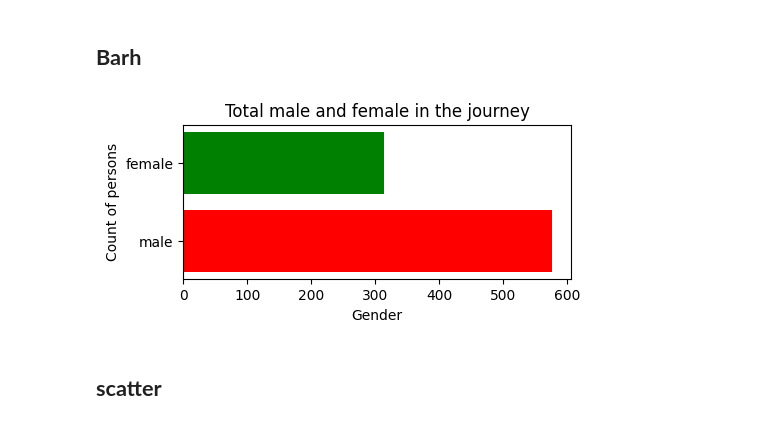
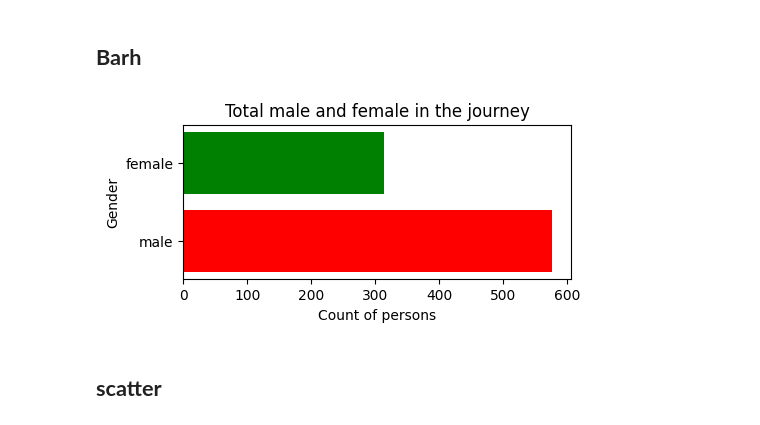
Before and after one commit to 007arjungangwar/Foundations-of-Data-Engineering-Sec1, a Jupyter notebook: Matplotlib_Graphs_Sec1_09_09_2026.ipynb, the cells around one changed output. Drawn from its saved outputs; the diff is of its cells as text; code cells hidden in the pictures.

```diff
--- a/Matplotlib_Graphs_Sec1_09_09_2026.ipynb
+++ b/Matplotlib_Graphs_Sec1_09_09_2026.ipynb
@@ -46,12 +46,12 @@ plt.show()
 # %%
 plt.figure(figsize=(5,2))
 plt.barh(y=gender.index,width=gender.values,color=('Red','green'))
 plt.title("Total male and female in the journey")
-plt.xlabel("Gender")
-plt.ylabel("Count of persons")
+plt.ylabel("Gender")
+plt.xlabel("Count of persons")
 plt.show()
 # %% [output]
-[figure, old version]
+[figure, new version]
 # %% [markdown]
 ## **scatter**
 # %%
```
